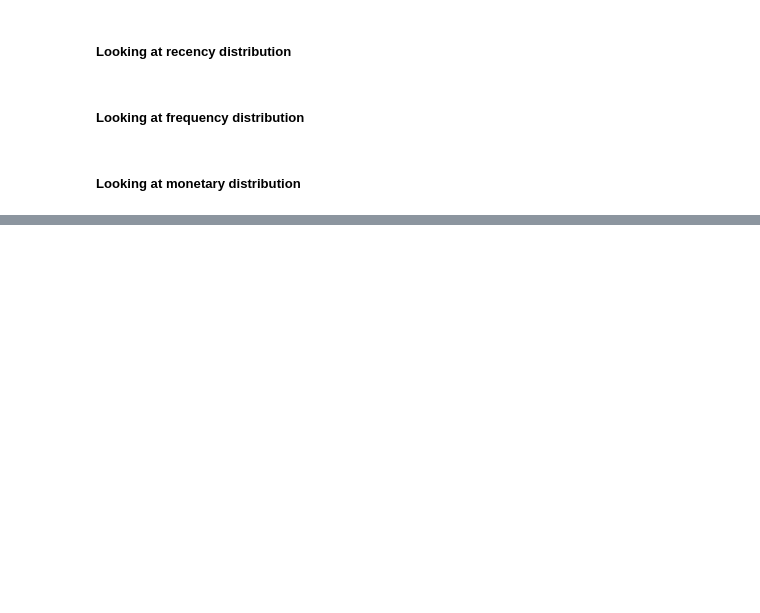
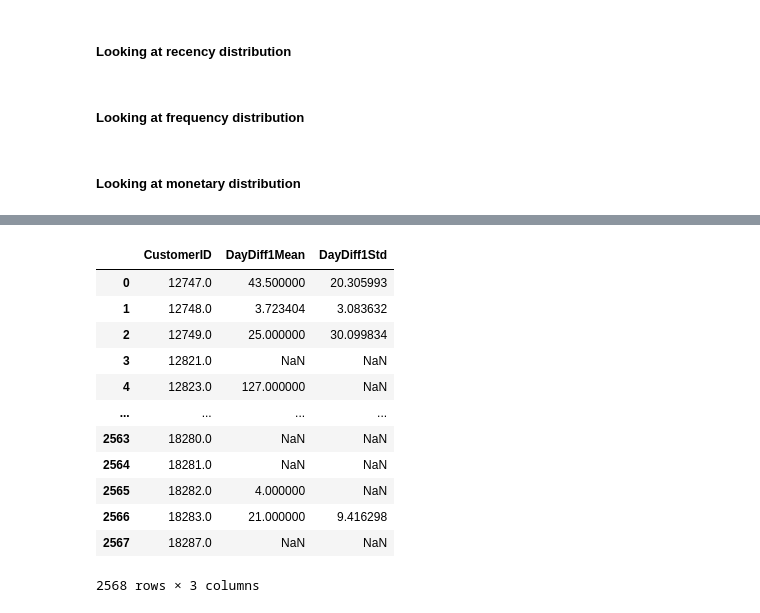
Before and after one commit to FelipeTufaile/probability_to_purchase, a Jupyter notebook: prob_to_purch_model_v00.ipynb, the cells around one changed output, grey strips where cells are left out. Cells and saved outputs as stored; diff of their text form; code cells hidden in the pictures; blank space fills up the shorter version.

```diff
--- a/prob_to_purch_model_v00.ipynb
+++ b/prob_to_purch_model_v00.ipynb
@@ -381,0 +398,4 @@ fig
+# %%
+# Calculating the mean and standard deviation of the difference between consecutive purchases for each customer
+df_cstm_day_stats = df_uk_day_order.groupby('CustomerID').agg({'DayDiff1': ['mean','std']}).reset_index()
+df_cstm_day_stats.columns = ['CustomerID', 'DayDiff1Mean','DayDiff1Std']
@@ -381,0 +418,16 @@ fig
+# %%
+df_cstm_day_stats
+# %% [output]
+|  | CustomerID | DayDiff1Mean | DayDiff1Std |
+| 0 | 12747.0 | 43.500000 | 20.305993 |
+| 1 | 12748.0 | 3.723404 | 3.083632 |
+| 2 | 12749.0 | 25.000000 | 30.099834 |
+| 3 | 12821.0 | NaN | NaN |
+| 4 | 12823.0 | 127.000000 | NaN |
+| ... | ... | ... | ... |
+| 2563 | 18280.0 | NaN | NaN |
+| 2564 | 18281.0 | NaN | NaN |
+| 2565 | 18282.0 | 4.000000 | NaN |
+| 2566 | 18283.0 | 21.000000 | 9.416298 |
+| 2567 | 18287.0 | NaN | NaN |
+2568 rows × 3 columns
```
Also changed, not shown: parts of 10 cells of this notebook.
